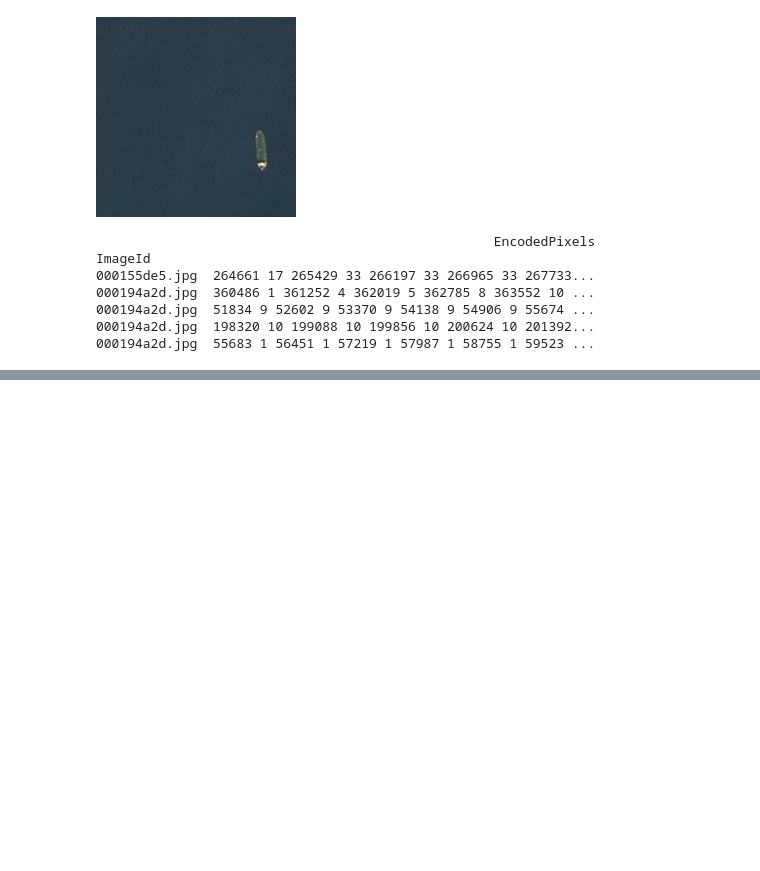
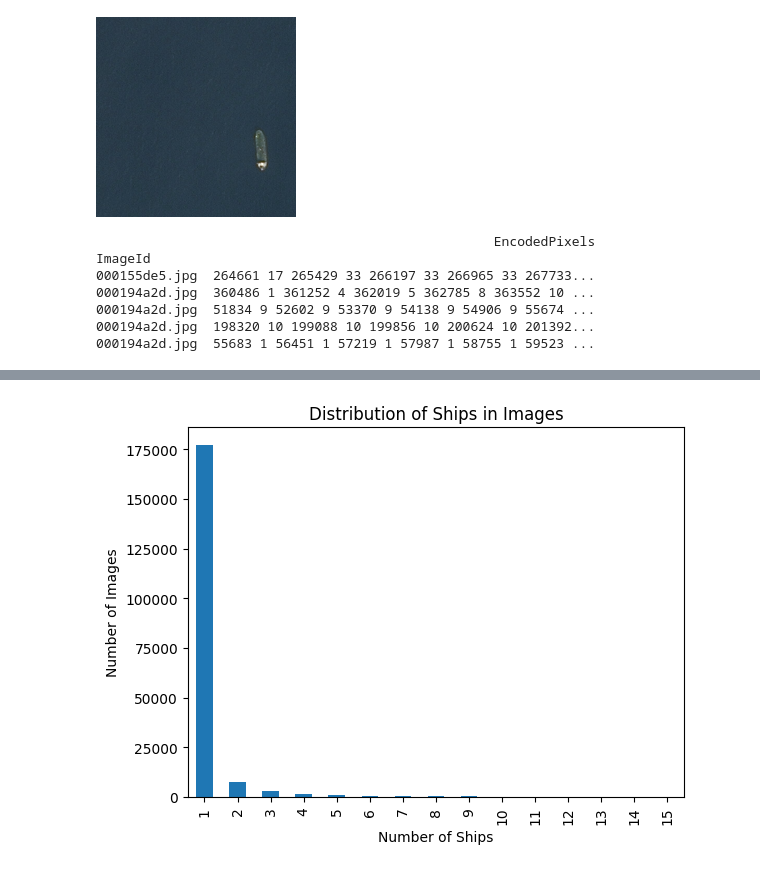
Before and after one commit to anyaachan/Airbus-Ship-Detection-Challedge, a Jupyter notebook: data-analysis.ipynb, the cells around one changed output, grey strips where cells are left out. Cells and saved outputs as stored; diff of their text form; code cells hidden in the pictures; blank space fills up the shorter version.

```diff
--- a/data-analysis.ipynb
+++ b/data-analysis.ipynb
@@ -170,0 +191,12 @@ Text(0.5, 1.0, 'Training dataset with mask overlay')
+# %%
+
+ship_counts = df_segm_an.groupby('ImageId').size() # Grouping by ImageId and counting the number of ships in each image
+ship_counts.value_counts().sort_index().plot.bar() # Return the Series with the number of occurrences of each value and plot a bar chart
+
+plt.xlabel('Number of Ships')
+plt.ylabel('Number of Images')
+plt.title('Distribution of Ships in Images')
+
+plt.show()
+# %% [output]
+[figure, added]
```
Also changed, not shown: parts of 7 cells of this notebook.
